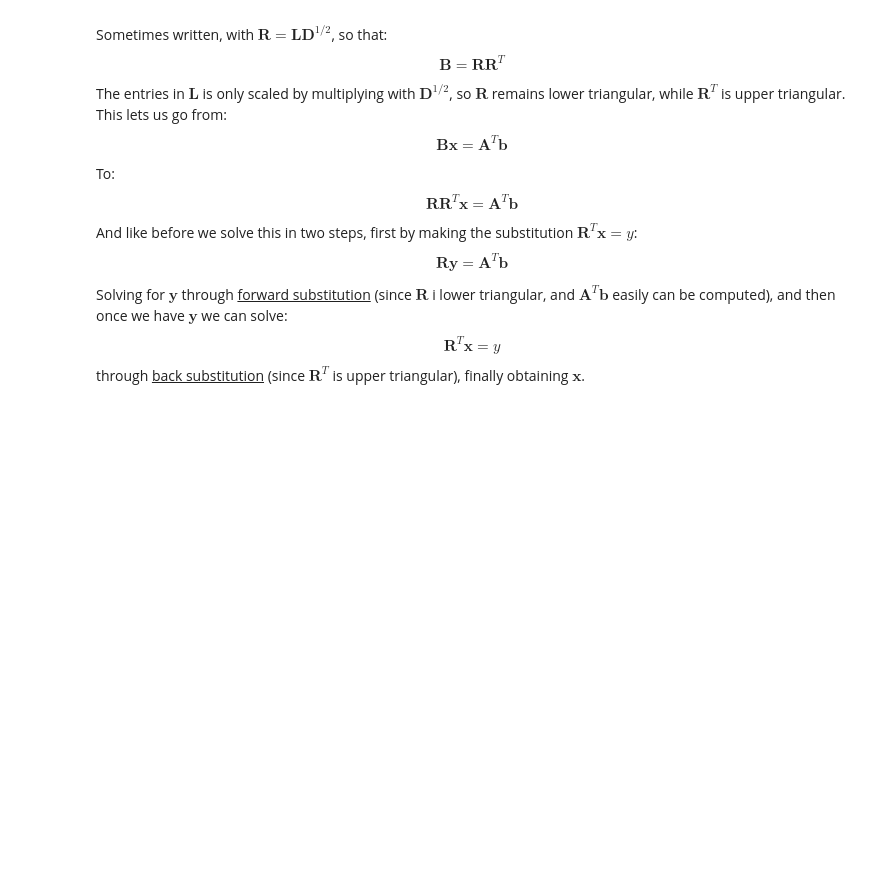
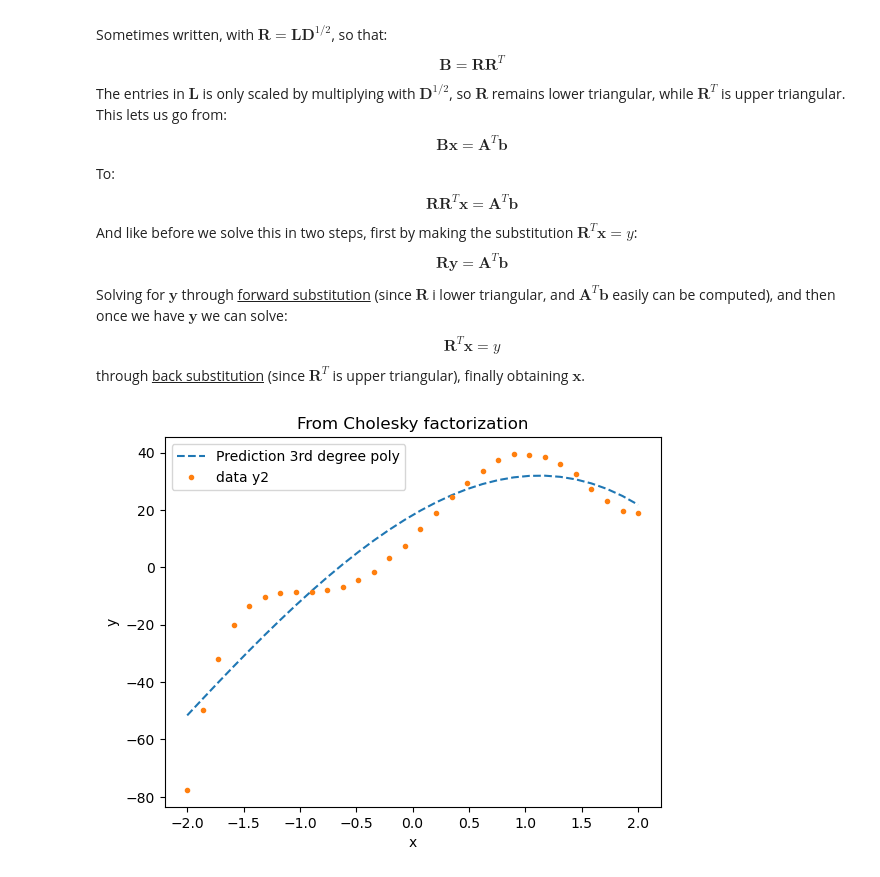
Before and after one commit to johnmagj/MAT4110, a Jupyter notebook: Oblig1/Oblig1.ipynb, the cells around one changed output. Saved outputs shown, nothing was run; the diff lists cells and outputs as text; code cells hidden in the pictures; blank space fills up the shorter version.

```diff
--- a/Oblig1/Oblig1.ipynb
+++ b/Oblig1/Oblig1.ipynb
@@ -133,7 +152,7 @@ def cholesky_factorization(A):
     """
     Decomposes A into a lower triangular matrix L, the diagonal matrix D, and the upper triangular matrix L.transpose
     In this case, A must be symmetric, and can't have non zero entries along the diagonal.
-    Returns L, D and the transposed of L
+    Returns R, and R transposed
     """
     # First a LDL.T composition.
     if np.shape(A)[0] != np.shape(A)[1]:
@@ -168,7 +187,6 @@ def forward_substitution(A, b):
     Return column vector x.
     Following the example in the book this time
     """
-
     n = A.shape[0]
     m = A.shape[1]
     if n != m:
@@ -177,7 +195,7 @@ def forward_substitution(A, b):
     if len(b) != n:
         raise ValueError(f"b must be a vector of length {n}")
 
-    x = np.zeros(len(n))
+    x = np.zeros([n])
 
     if abs(A[0,0]) > 1e-12:
         x[0] = b[0]/A[0,0]
@@ -191,7 +209,7 @@ def forward_substitution(A, b):
             for j in range(0, i):
                 temp = temp + A[i,j] * x[j]
 
-            x[i] = (b[i - temp/A[i,i]])
+            x[i] = (b[i] - temp/A[i,i])
         else:
             raise ValueError(f"Diagonal element A[{i},{i}] is zero")
 
@@ -245,3 +263,24 @@ $$
 \boldsymbol{R}^T \boldsymbol{x} = y
 $$
 through <u>back substitution</u> (since $\boldsymbol{R}^T$ is upper triangular), finally obtaining $\boldsymbol{x}$.
+# %%
+B = A.T @ A
+
+R, RT = cholesky_factorization(B)
+
+y_chol = forward_substitution(R, A.T@y2)
+
+x_pred = back_substitution(RT, y_chol)
+
+pred2 = A @ x_pred
+
+plt.plot(A[:,1], pred, "--", label="Prediction 3rd degree poly")
+plt.plot(x, y2, ".", label="data y2")
+plt.legend()
+plt.title("From Cholesky factorization")
+plt.xlabel("x")
+plt.ylabel("y")
+plt.show()
+plt.close()
+# %% [output]
+[figure, added]
```
Also changed, not shown: parts of 6 cells of this notebook.
